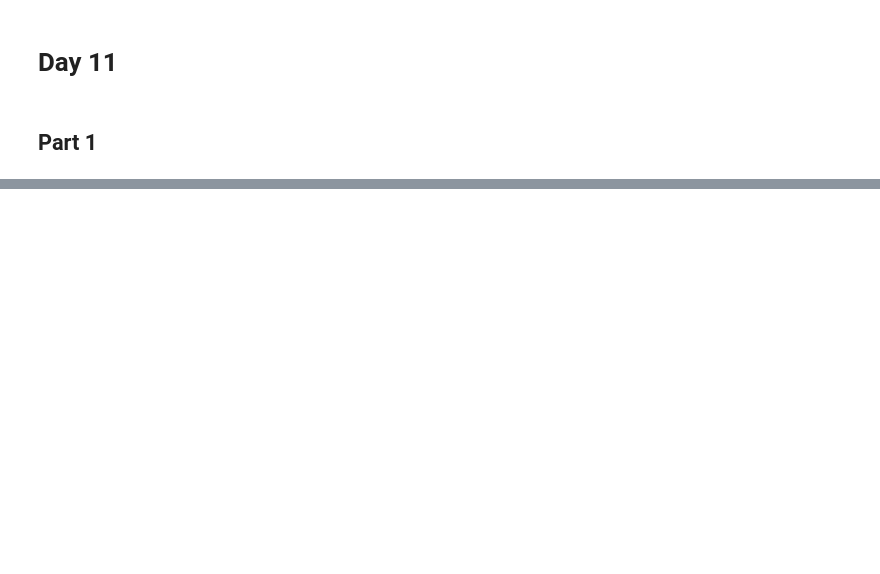
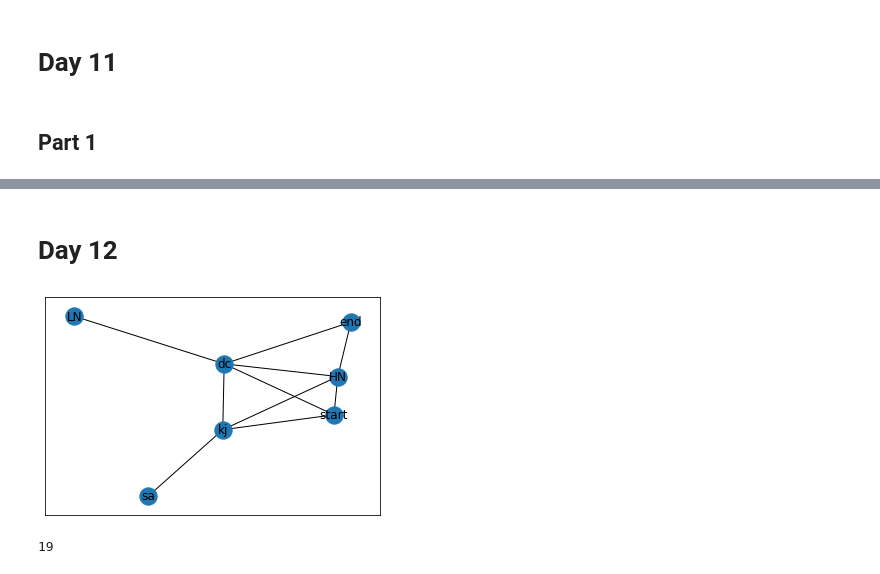
Before and after one commit to karolzak/adventofcode, a Jupyter notebook: 2021/melmatlis/advent_day8.ipynb, the cells around one changed output, grey strips where cells are left out. Drawn from its saved outputs; the diff is of its cells as text; code cells hidden in the pictures; blank space fills up the shorter version.

```diff
--- a/2021/melmatlis/advent_day8.ipynb
+++ b/2021/melmatlis/advent_day8.ipynb
@@ -356,0 +324,9 @@ array([[[[7, 3, 1],
+# %%
+x = 655
+def fold_on_x(df, x):
+    left = df[df.columns[np.arange(x)]]
+    # print(left.shape)
+    right = df[df.columns[x+1::]]
+    # print(right.shape)
+    folded = np.maximum(left, right[right.columns[x+1::-1]])
+    return folded
@@ -356,0 +358,14 @@ array([[[[7, 3, 1],
+# %% [markdown]
+# Day 12
+# %%
+f = open("./data/exmple.txt", "r")
+c = f.readlines()
+c = [x.replace("\n","") for x in c]
+# %%
+import networkx as nx
+G = nx.Graph()
+edges = [(x.split('-')[0],x.split('-')[1]) for x in c]
+G.add_edges_from(edges)
+nx.draw_networkx(G)
+# %% [output]
+[figure, added]
@@ -356,0 +396,4 @@ array([[[[7, 3, 1],
+# %%
+len(res)
+# %% [output]
+19
```
Also changed, not shown: parts of 66 cells of this notebook, 7 other files.
